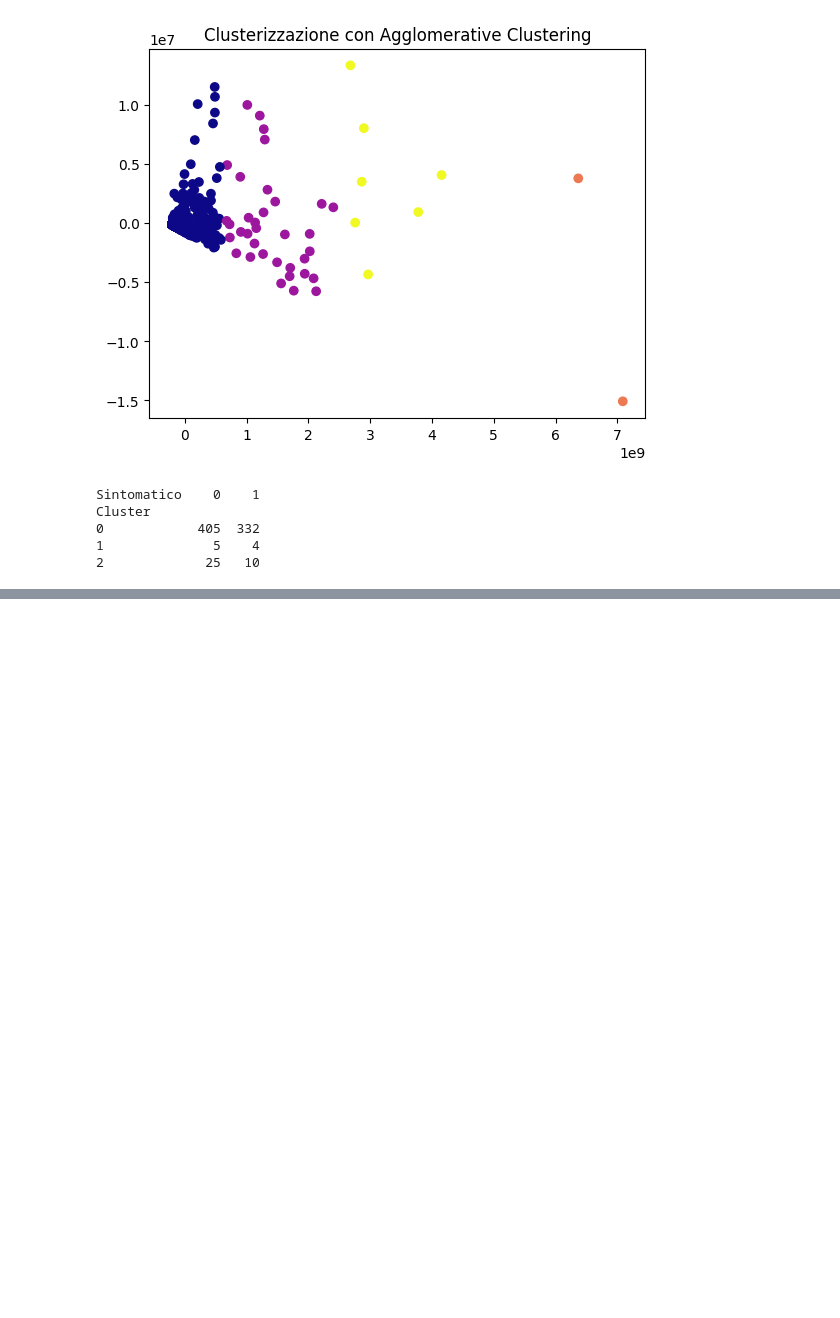
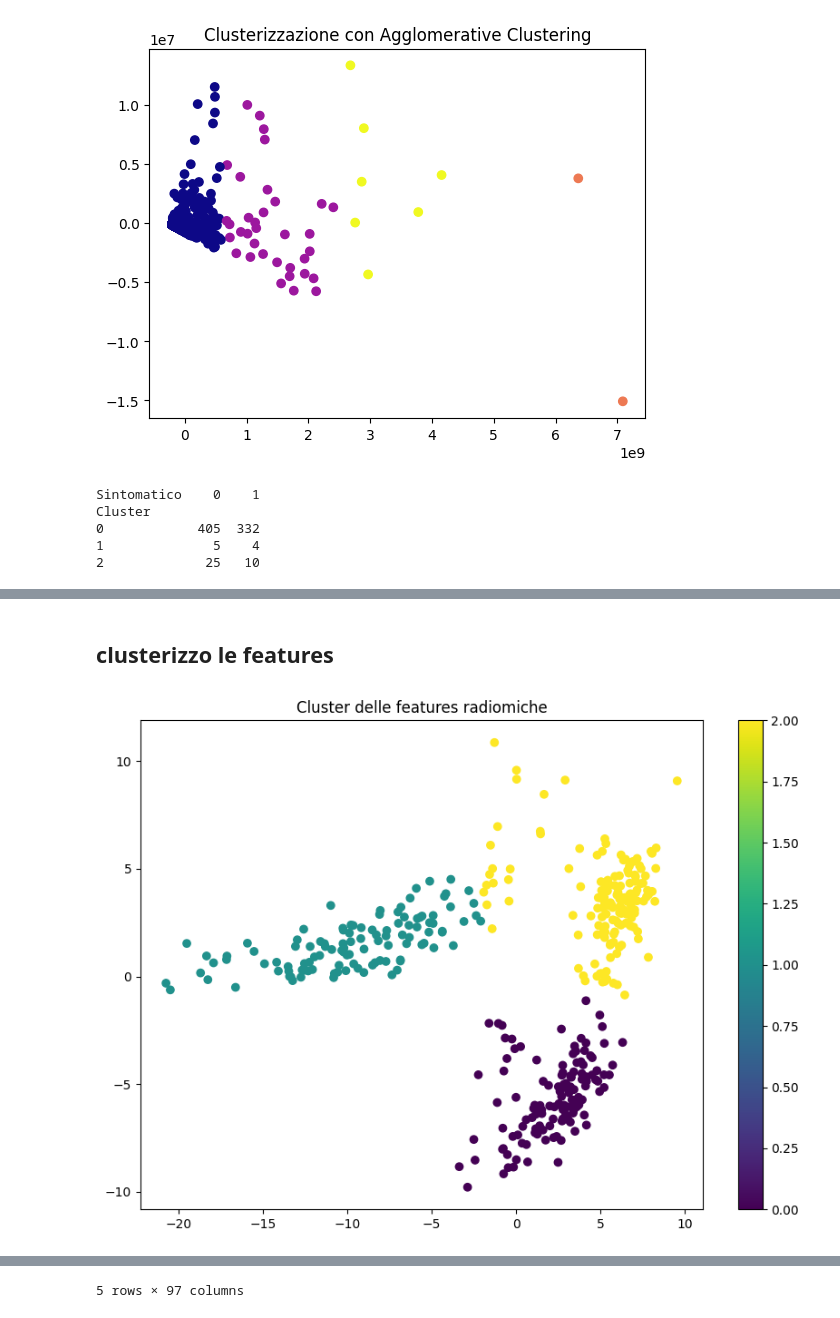
Before and after one commit to alessiamenozzi/ThesisPlaques, a Jupyter notebook: ClusterBlocchi.ipynb, the cells around one changed output, grey strips where cells are left out. Cells and saved outputs as stored; diff of their text form; code cells hidden in the pictures; blank space fills up the shorter version.

```diff
--- a/ClusterBlocchi.ipynb
+++ b/ClusterBlocchi.ipynb
@@ -301,0 +632,42 @@ Cluster
+# %% [markdown]
+## clusterizzo le features
+# %%
+
+from sklearn.cluster import KMeans
+from sklearn.preprocessing import StandardScaler
+
+# Filtriamo solo le colonne con le features numeriche per il clustering
+features_columns = [col for col in df_radiomics.columns if col not in ["Paziente", "Regione", "Sintomatologia"]]
+X = df_radiomics[features_columns]
+
+# Step 1: Normalizzazione delle features (opzionale ma raccomandato)
+scaler = StandardScaler()
+X_scaled = scaler.fit_transform(X)
+
+# Step 2: Definisci il numero di cluster (es. 3 per iniziare: intensità bassa, media, alta)
+n_clusters = 3
+kmeans = KMeans(n_clusters=n_clusters, random_state=42)
+
+# Step 3: Applica K-means
+df_radiomics['Cluster'] = kmeans.fit_predict(X_scaled)
+
+# Step 4: Aggiungi i cluster al DataFrame originale
+df_radiomics['Cluster'] = kmeans.labels_
+
+# Step 5: Visualizzazione dei cluster (usiamo PCA per ridurre a 2D)
+from sklearn.decomposition import PCA
+
+# Riduzione delle dimensioni a 2D per visualizzazione
+pca = PCA(2)
+X_pca = pca.fit_transform(X_scaled)
+
+plt.figure(figsize=(10, 7))
+plt.scatter(X_pca[:, 0], X_pca[:, 1], c=df_radiomics['Cluster'], cmap='viridis')
+plt.colorbar()
+plt.title('Cluster delle features radiomiche')
+plt.show()
+
+# Step 6: Visualizza i primi dati con i cluster assegnati
+df_radiomics.head()
+# %% [output]
+[figure, added]
@@ -301,0 +680 @@ Cluster
+5 rows × 97 columns
```
Also changed, not shown: parts of 17 cells of this notebook.
